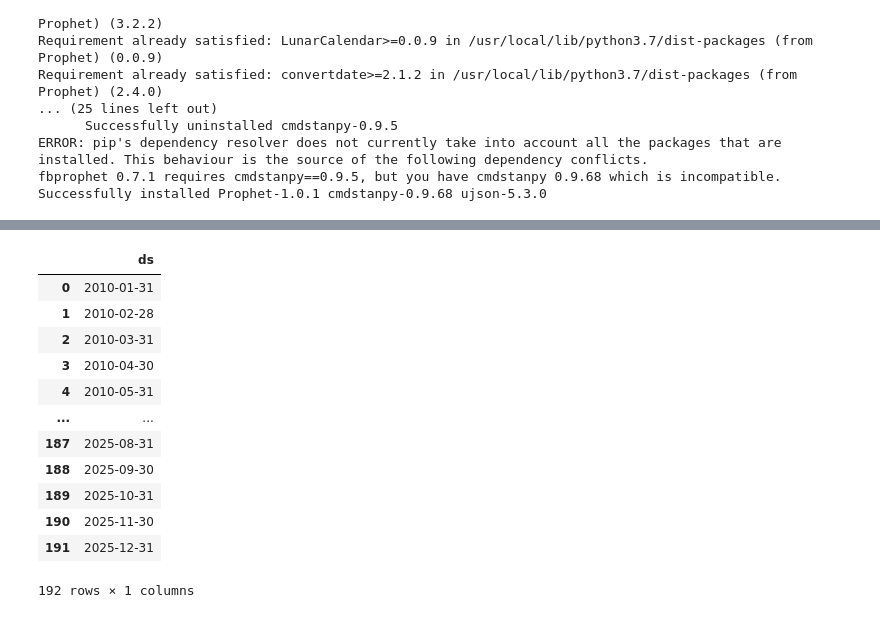
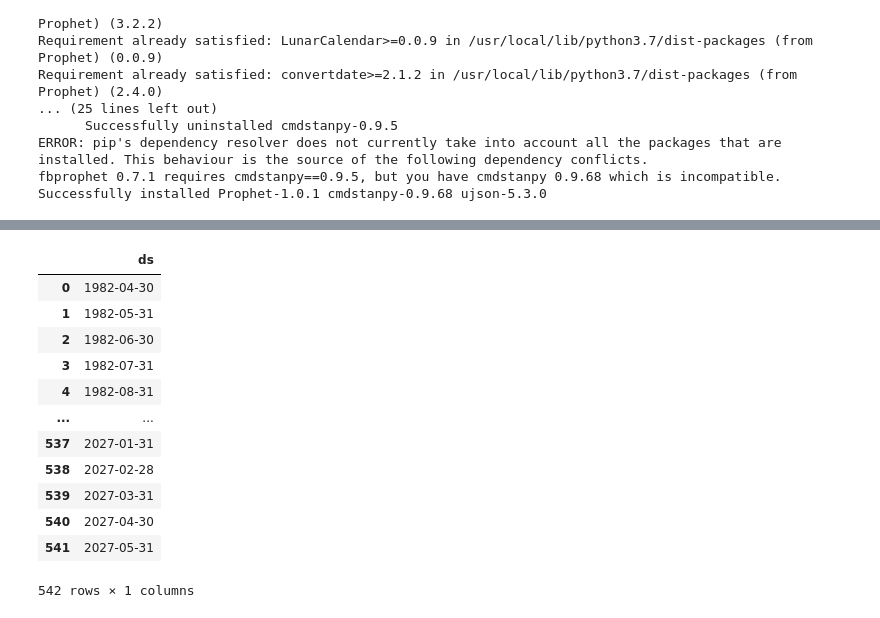
Before and after one commit to Coresight-Adithya/Automated-Projections, a Jupyter notebook: Aus grocery/Prophet model.ipynb, the cells around one changed output, grey strips where cells are left out. Cells and saved outputs as stored; diff of their text form; code cells hidden in the pictures.

```diff
--- a/Aus grocery/Prophet model.ipynb
+++ b/Aus grocery/Prophet model.ipynb
@@ -25,7 +25,11 @@ import pandas as pd
 import numpy as np
 from datetime import datetime
 # %%
-df = pd.read_csv('ChinaFootwearMarketHist.csv')
-df['date'] = pd.to_datetime(df['date'], format='%d-%b-%Y') + MonthEnd(1)
+data_url ="https://raw.githubusercontent.com/Coresight-Adithya/Automated-Projections/main/Aus%20grocery/Australian%20Grocery%20-2022.csv"
+data_name = "Astralian Grocery"
+df = pd.read_csv(data_url)
+print(df)
+df['Date'] = pd.to_datetime(df['Date'], format='%d-%m-%Y') + MonthEnd(1)
 df.columns = ['ds', 'y']
+df['y'] = df['y'].astype(float)
 df = df.dropna()
@@ -59,22 +68,22 @@ Optimization terminated normally:
 # %%
 # Make future dates
-future = model.make_future_dataframe(periods=51, freq='M')
-future = future[future['ds'].dt.year <= datetime.now().year+5]
+future = model.make_future_dataframe(periods=61, freq='M')
+future = future[future['ds'].dt.year <= datetime.now().year+6]
 future
 # %% [output]
 |  | ds |
-| 0 | 2010-01-31 |
-| 1 | 2010-02-28 |
-| 2 | 2010-03-31 |
-| 3 | 2010-04-30 |
-| 4 | 2010-05-31 |
+| 0 | 1982-04-30 |
+| 1 | 1982-05-31 |
+| 2 | 1982-06-30 |
+| 3 | 1982-07-31 |
+| 4 | 1982-08-31 |
 | ... | ... |
-| 187 | 2025-08-31 |
-| 188 | 2025-09-30 |
-| 189 | 2025-10-31 |
-| 190 | 2025-11-30 |
-| 191 | 2025-12-31 |
+| 537 | 2027-01-31 |
+| 538 | 2027-02-28 |
+| 539 | 2027-03-31 |
+| 540 | 2027-04-30 |
+| 541 | 2027-05-31 |
-192 rows × 1 columns
+542 rows × 1 columns
 # %%
 # Forecast
 forecast = model.predict(future)
```
Also changed, not shown: parts of 6 cells of this notebook.
